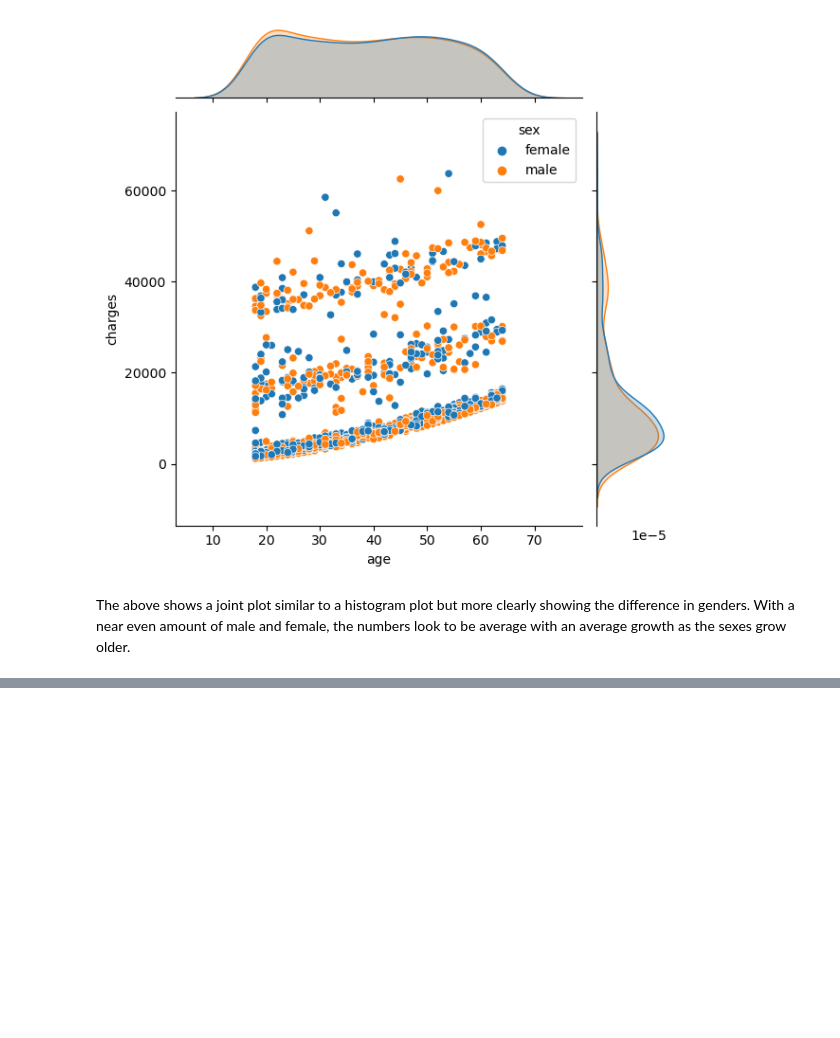
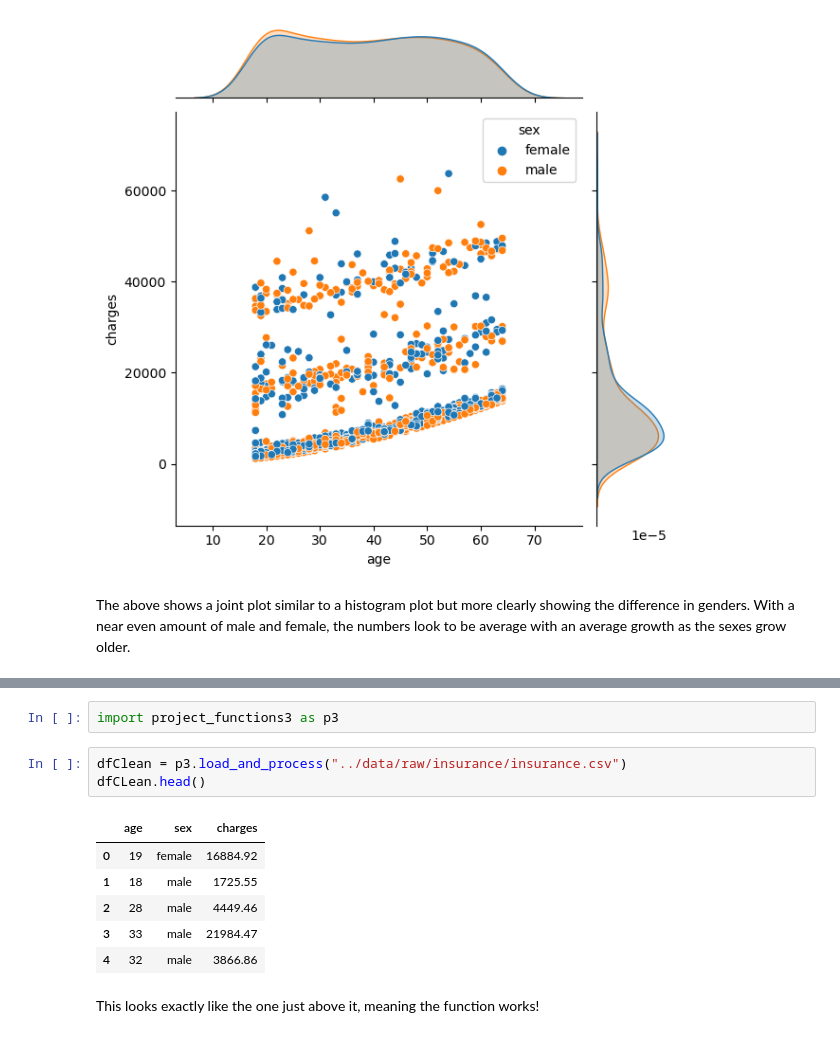
Before and after one commit to ubco-W2022T1-cosc301/project-group44, a Jupyter notebook: notebooks/analysis3.ipynb, the cells around one changed output, grey strips where cells are left out. Drawn from its saved outputs; the diff is of its cells as text; blank space fills up the shorter version.

```diff
--- a/notebooks/analysis3.ipynb
+++ b/notebooks/analysis3.ipynb
@@ -93,0 +143,14 @@ The above shows a joint plot similar to a histogram plot but more clearly showin
+# %%
+import project_functions3 as p3
+# %%
+dfClean = p3.load_and_process("../data/raw/insurance/insurance.csv")
+dfCLean.head()
+# %% [output]
+|  | age | sex | charges |
+| 0 | 19 | female | 16884.92 |
+| 1 | 18 | male | 1725.55 |
+| 2 | 28 | male | 4449.46 |
+| 3 | 33 | male | 21984.47 |
+| 4 | 32 | male | 3866.86 |
+# %% [markdown]
+This looks exactly like the one just above it, meaning the function works!
```
Also changed, not shown: parts of 13 cells of this notebook, 1 other file.
